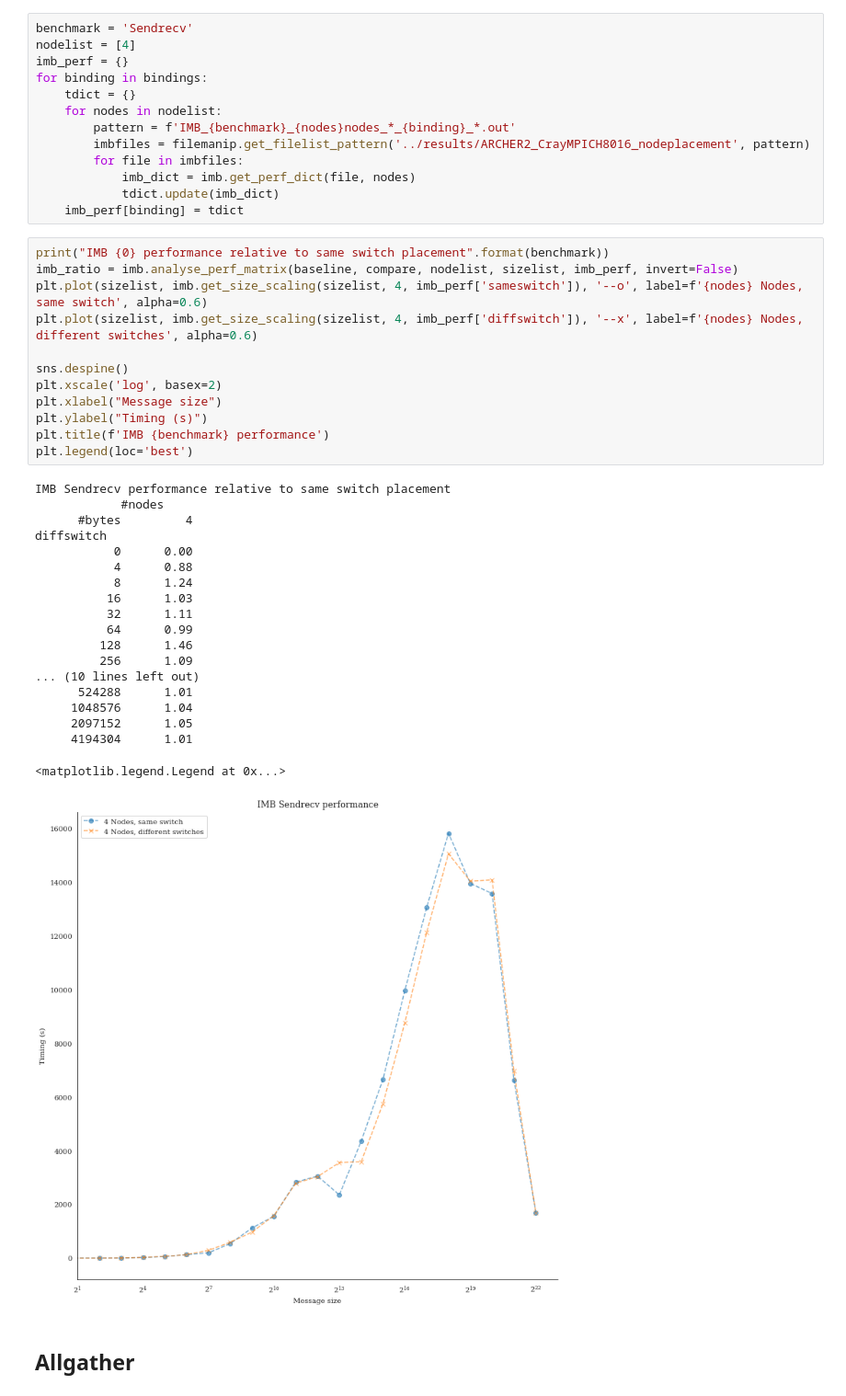
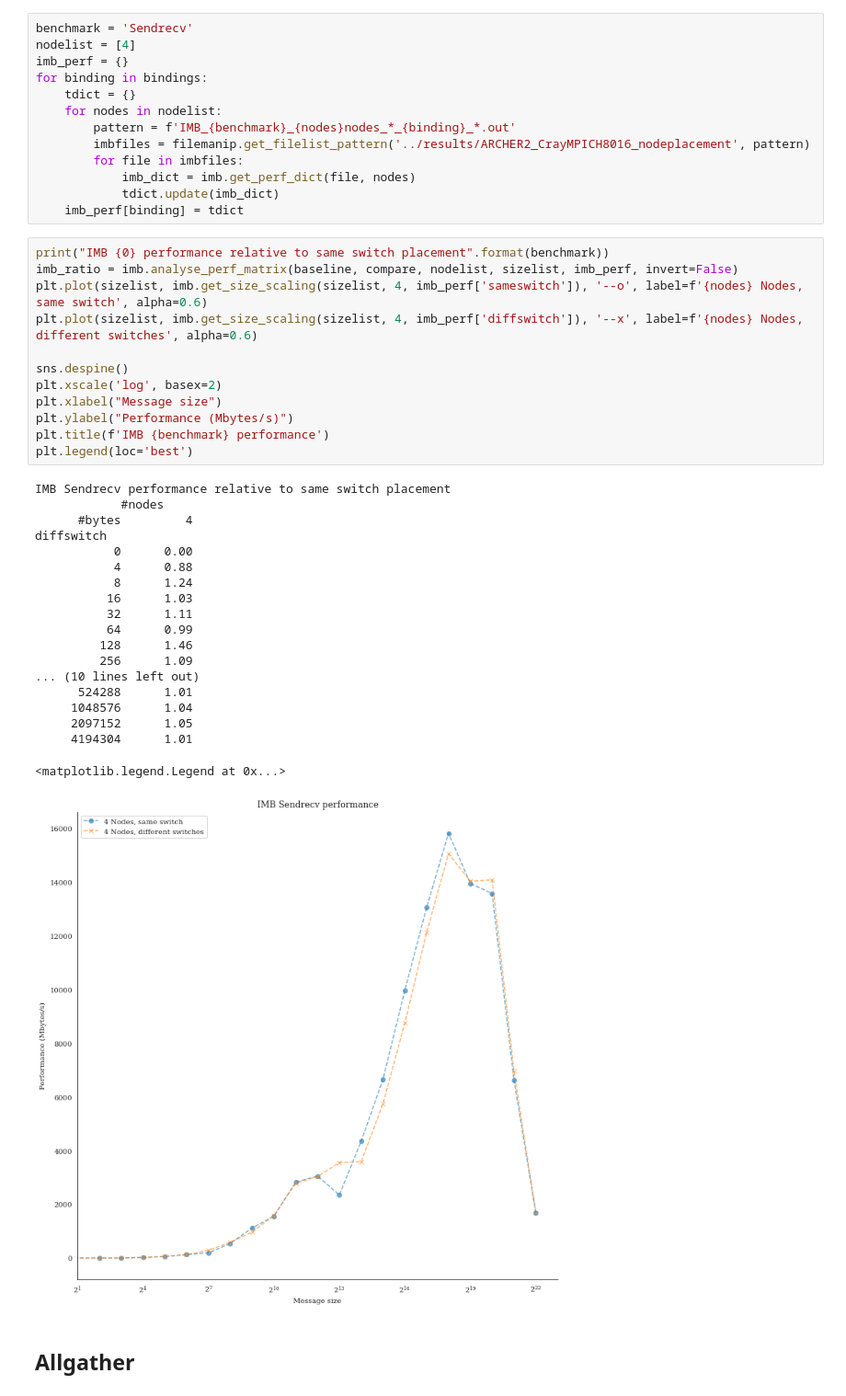
Before and after one commit to hpc-uk/archer-benchmarks, a Jupyter notebook: synth/IMB/analysis/ARCHER2_nodeplacement_comparison.ipynb, the cells around one changed output. Shown at 92% size. Saved outputs shown, nothing was run; the diff lists cells and outputs as text.

```diff
--- a/synth/IMB/analysis/ARCHER2_nodeplacement_comparison.ipynb
+++ b/synth/IMB/analysis/ARCHER2_nodeplacement_comparison.ipynb
@@ -104,35 +106,35 @@ for binding in bindings:
 # %%
 print("IMB {0} performance relative to same switch placement".format(benchmark))
 imb_ratio = imb.analyse_perf_matrix(baseline, compare, nodelist, sizelist, imb_perf, invert=False)
 plt.plot(sizelist, imb.get_size_scaling(sizelist, 4, imb_perf['sameswitch']), '--o', label=f'{nodes} Nodes, same switch', alpha=0.6)
 plt.plot(sizelist, imb.get_size_scaling(sizelist, 4, imb_perf['diffswitch']), '--x', label=f'{nodes} Nodes, different switches', alpha=0.6)
 
 sns.despine()
 plt.xscale('log', basex=2)
 plt.xlabel("Message size")
-plt.ylabel("Timing (s)")
+plt.ylabel("Performance (Mbytes/s)")
 plt.title(f'IMB {benchmark} performance')
 plt.legend(loc='best')
 # %% [output]
 IMB Sendrecv performance relative to same switch placement
             #nodes
       #bytes         4
 diffswitch
            0      0.00
            4      0.88
            8      1.24
           16      1.03
           32      1.11
           64      0.99
          128      1.46
          256      1.09
 ... (10 lines left out)
       524288      1.01
      1048576      1.04
      2097152      1.05
      4194304      1.01
 <matplotlib.legend.Legend at 0x...>
-[figure, old version]
+[figure, new version]
 # %% [markdown]
 ## Allgather
 # %%
```
Also changed, not shown: parts of 1 cell of this notebook.
